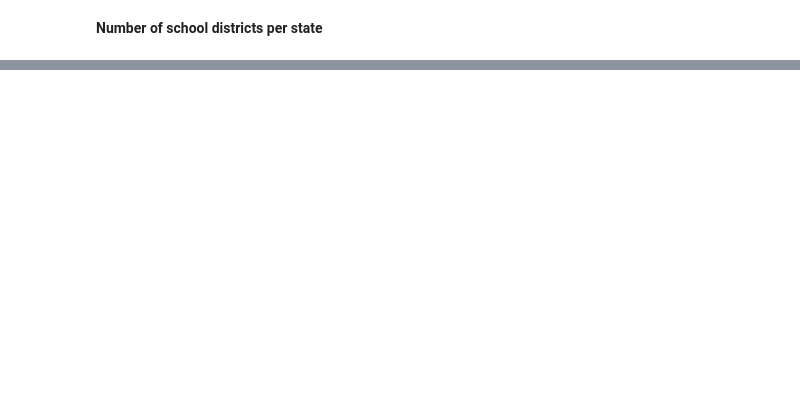
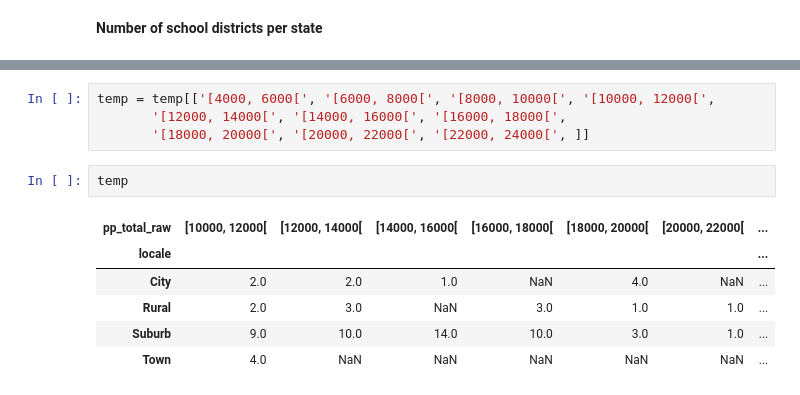
Before and after one commit to tramyynt/COVID-19-impact-on-Digital-Learning, a Jupyter notebook: Covid_19_Impact_on_Digital_Learning_.ipynb, the cells around one changed output, grey strips where cells are left out. Cells and saved outputs as stored; diff of their text form; blank space fills up the shorter version.

```diff
--- a/Covid_19_Impact_on_Digital_Learning_.ipynb
+++ b/Covid_19_Impact_on_Digital_Learning_.ipynb
@@ -281,0 +264,13 @@ fig.show()
+# %%
+temp = temp[['[4000, 6000[', '[6000, 8000[', '[8000, 10000[', '[10000, 12000[',
+       '[12000, 14000[', '[14000, 16000[', '[16000, 18000[',
+       '[18000, 20000[', '[20000, 22000[', '[22000, 24000[', ]]
+# %%
+temp
+# %% [output]
+| pp_total_raw | [10000, 12000[ | [12000, 14000[ | [14000, 16000[ | [16000, 18000[ | [18000, 20000[ | [20000, 22000[ | ... |
+| locale |  |  |  |  |  |  | ... |
+| City | 2.0 | 2.0 | 1.0 | NaN | 4.0 | NaN | ... |
+| Rural | 2.0 | 3.0 | NaN | 3.0 | 1.0 | 1.0 | ... |
+| Suburb | 9.0 | 10.0 | 14.0 | 10.0 | 3.0 | 1.0 | ... |
+| Town | 4.0 | NaN | NaN | NaN | NaN | NaN | ... |
```
Also changed, not shown: parts of 20 cells of this notebook.
